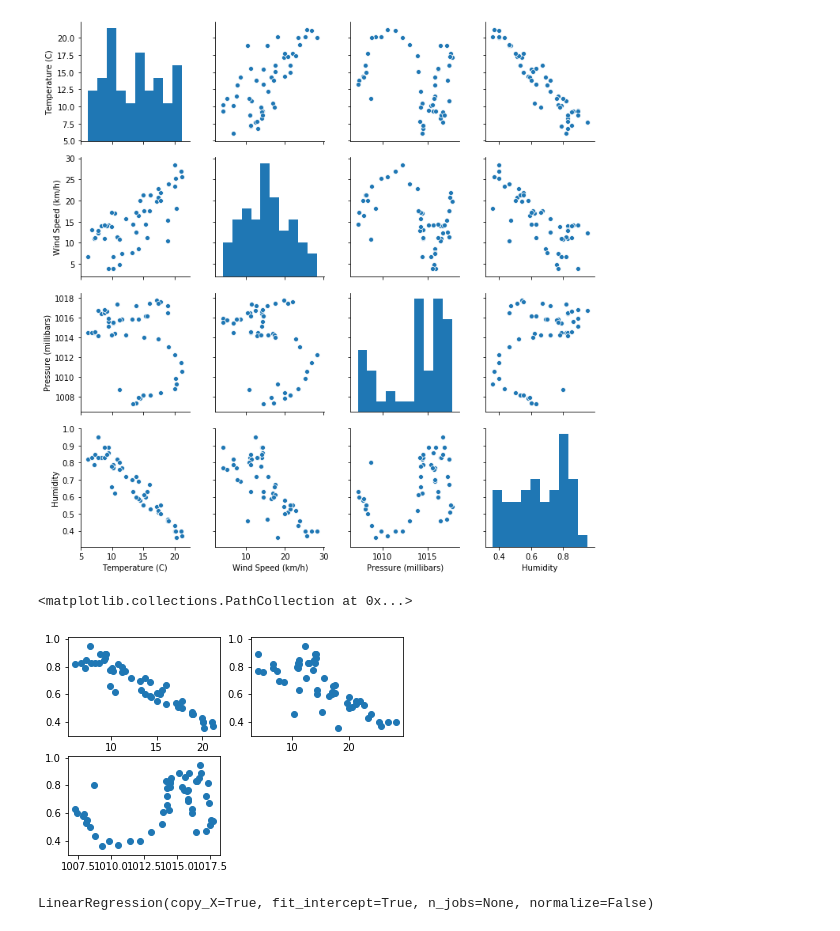
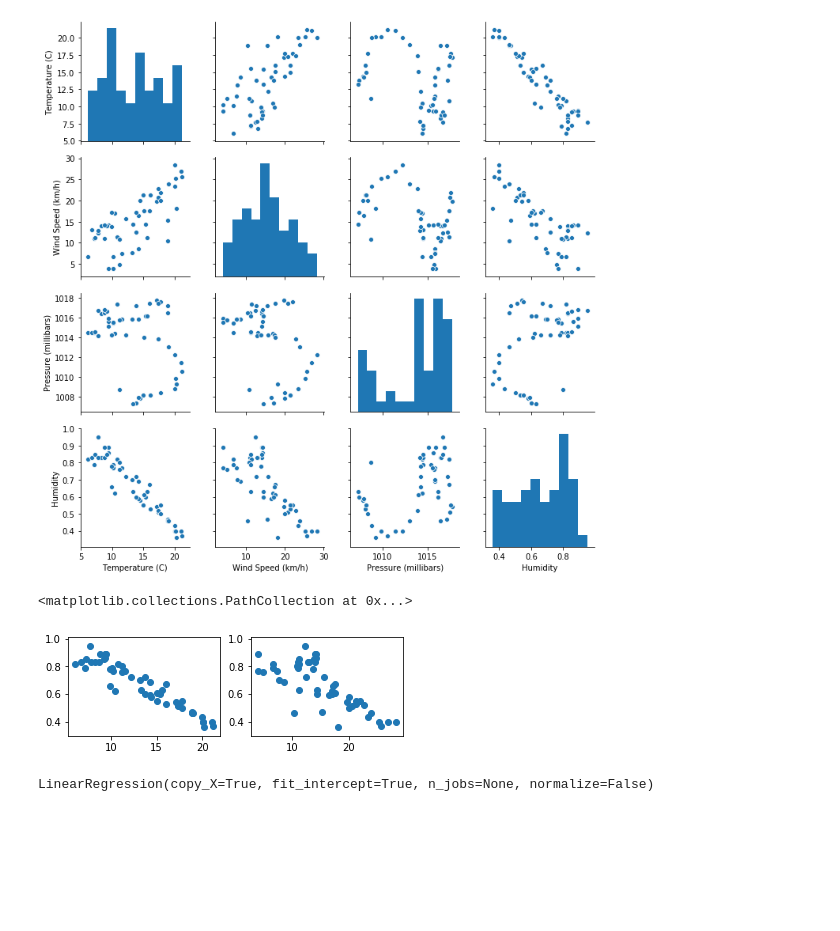
Before and after one commit to 2IS239-Data-Analytics/Code_along_3, a Jupyter notebook: Multiple Linear Regression.ipynb, the cells around one changed output. Drawn from its saved outputs; the diff is of its cells as text; code cells hidden in the pictures; blank space fills up the shorter version.

```diff
--- a/Multiple Linear Regression.ipynb
+++ b/Multiple Linear Regression.ipynb
@@ -7,7 +7,7 @@ import matplotlib.pyplot as plt
 import numpy as np
 import seaborn as sns
 # Import our WeatherDataM and store it in the variable weather_data_m
-weather_data_m = pd.read_csv("WeatherDataM.csv")
+weather_data_m = pd.read_csv("Data/WeatherDataM.csv")
 # Display the data in the notebook
 weather_data_m
 weather_data_m.columns
@@ -23,27 +43,25 @@ sns.pairplot(weather_data_m)
 [figure]
 # %%
 # Set the features of our model, these are our potential inputs
-weather_features = ['Temperature (C)', 'Wind Speed (km/h)', 'Pressure (millibars)']
+weather_features = ['Temperature (C)', 'Wind Speed (km/h)']
 
 # Set the variable X to be all our input columns: Temperature, Wind Speed and Pressure
 X = weather_data_m[weather_features]
 
 # set y to be our output column: Humidity
 y = weather_data_m.Humidity
 
 
 # plt.subplot enables us to plot mutliple graphs
 # we produce scatter plots for Humidity against each of our input variables
 
 plt.subplot(2,2,1)
 plt.scatter(X['Temperature (C)'],y)
 plt.subplot(2,2,2)
 plt.scatter(X['Wind Speed (km/h)'],y)
-plt.subplot(2,2,3)
-plt.scatter(X['Pressure (millibars)'],y)
 # %% [output]
 <matplotlib.collections.PathCollection at 0x...>
-[figure, old version]
+[figure, new version]
 # %%
 from sklearn.linear_model import LinearRegression
 
```
Also changed, not shown: parts of 2 cells of this notebook, 10 other files.
